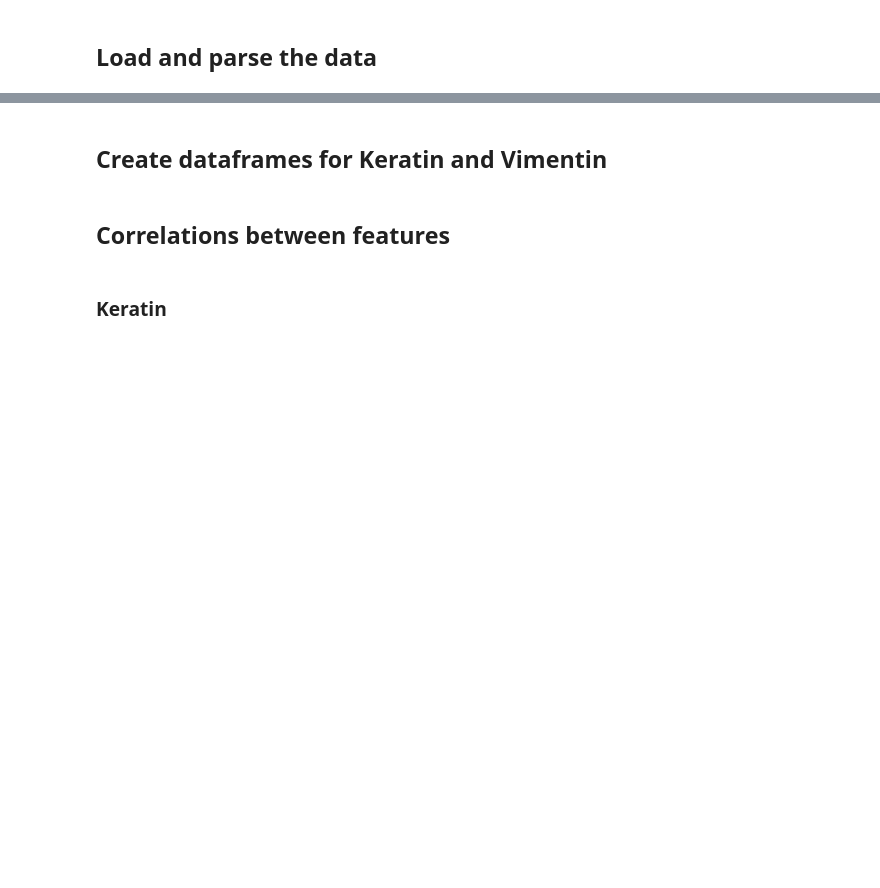
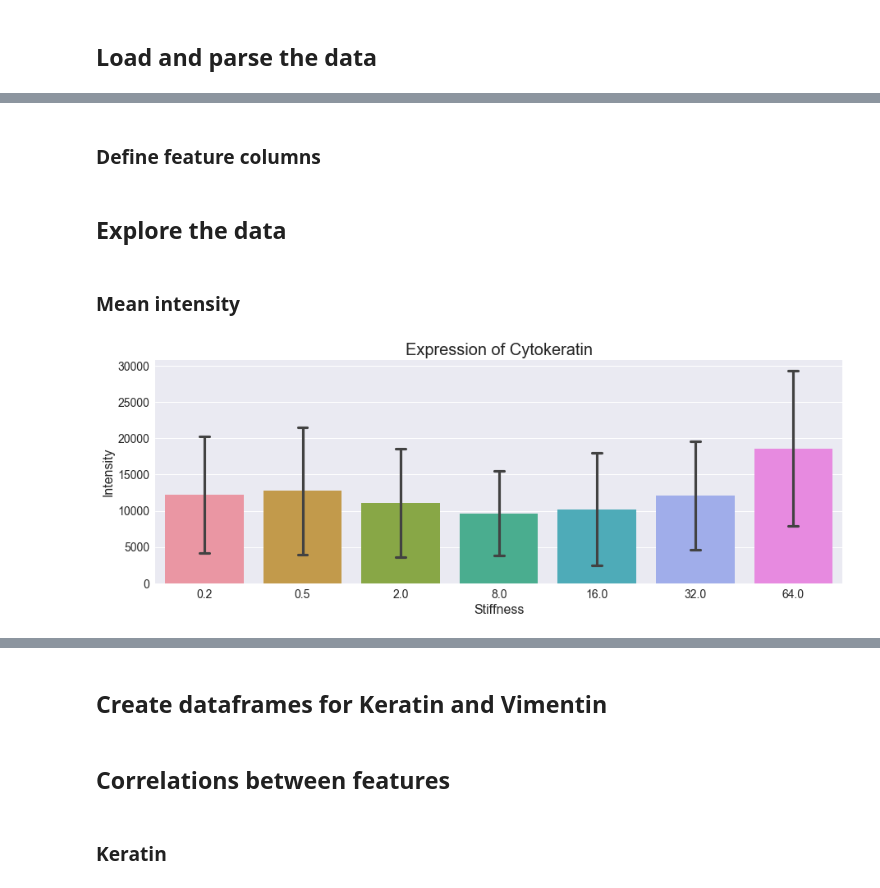
Before and after one commit to vlada-rozova/cell-morphology, a Jupyter notebook: Biomarkers-EDA.ipynb, the cells around one changed output, grey strips where cells are left out. Saved outputs shown, nothing was run; the diff lists cells and outputs as text; code cells hidden in the pictures; blank space fills up the shorter version.

```diff
--- a/Biomarkers-EDA.ipynb
+++ b/Biomarkers-EDA.ipynb
@@ -1,2 +1,22 @@
+# %%
+import os
+import pandas as pd
+import numpy as np
+import preprocess_data as prep
+from pandas.api.types import CategoricalDtype
+import seaborn as sns
+from matplotlib import pyplot as plt
+
+%matplotlib inline
+
+plt.style.use('seaborn')
+plt.rcParams['figure.figsize'] = (15, 5)
+plt.rcParams['axes.titlesize'] = 20
+plt.rcParams['axes.labelsize'] = 16
+plt.rcParams['xtick.labelsize'] = 14
+plt.rcParams['ytick.labelsize'] = 14
+
+DATA_PATH = '../cell-profiler/measurements'
+FILENAME = 'Biomarkers_Cells.csv'
 # %% [markdown]
 ## Load and parse the data
@@ -11,0 +23,2 @@ biomarkers.head(3)
+# %%
+biomarkers = prep.cell_data(data_path=DATA_PATH, cytoplasm=False, biomarkers=True)
@@ -15,4 +48,0 @@ list(biomarkers.columns)
-# %%
-drop_cols = ['Location_Center_X', 'Location_Center_Y', 'Location_Center_Z',
-             'Number_Object_Number', 'Parent_Nuclei']
-biomarkers.drop(drop_cols, axis=1, inplace=True)
@@ -32,0 +110,3 @@ biomarkers.drop(stats.columns[stats.loc['std', :] == 0], axis=1, inplace=True)
+# %%
+dupl_cols = ['number_object_number']
+[biomarkers.drop([col], axis=1, inplace=True) for col in dupl_cols if sum(biomarkers.object.astype(int) != biomarkers[col])==0]
@@ -35,0 +124,2 @@ biomarkers.dtypes.value_counts()
+# %% [markdown]
+### Define feature columns
@@ -35,0 +132,13 @@ biomarkers.dtypes.value_counts()
+# %% [markdown]
+## Explore the data
+# %% [markdown]
+### Mean intensity
+# %%
+sns.barplot(x=biomarkers.stiffness, y=biomarkers.meanintensity_ker * 65535,
+            ci='sd', capsize=.1);
+plt.xlabel("Stiffness")
+plt.ylabel("Intensity")
+plt.title("Expression of Cytokeratin")
+plt.savefig('../results/Ker Intensity.png', bbox_inches='tight', dpi=300);
+# %% [output]
+[figure, added]
```
Also changed, not shown: parts of 128 cells of this notebook, 9 other files.
